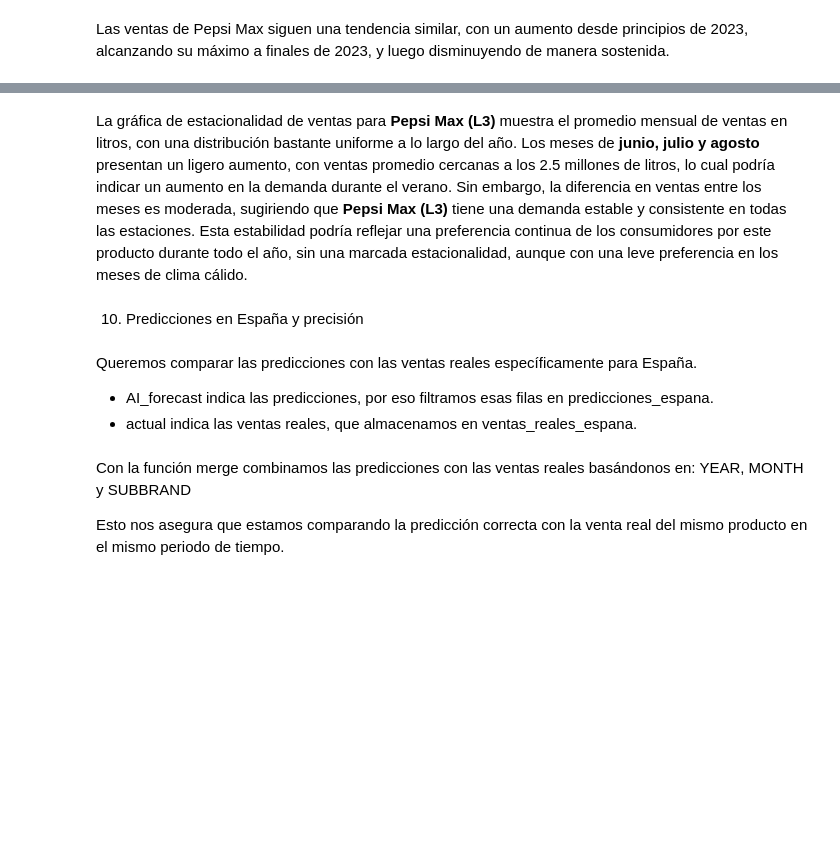
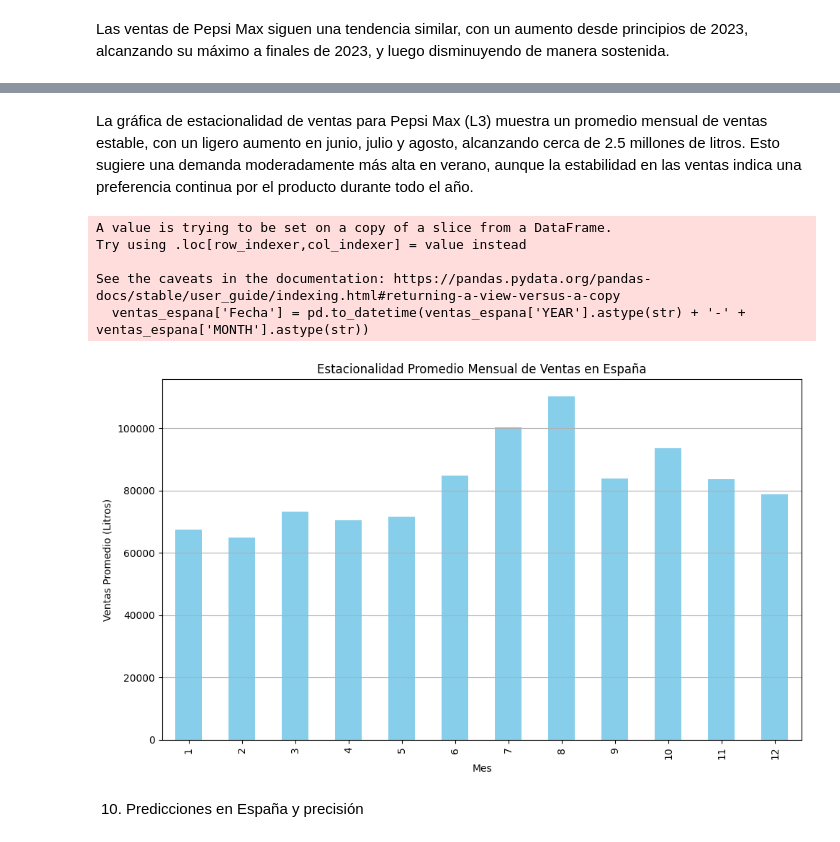
Before and after one commit to juliablaz2003/UFV_visualizacion, a Jupyter notebook: Ejercicios de clase/clase2_18oct.ipynb, the cells around one changed output, grey strips where cells are left out. Saved outputs shown, nothing was run; the diff lists cells and outputs as text; code cells hidden in the pictures; blank space fills up the shorter version.

```diff
--- a/Ejercicios de clase/clase2_18oct.ipynb
+++ b/Ejercicios de clase/clase2_18oct.ipynb
@@ -9,7 +11,7 @@ import pandas as pd
 import matplotlib.pyplot as plt
 
 # Enlace al archivo CSV en la versión "raw" de GitHub
-url = 'https://raw.githubusercontent.com/juliablaz2003/UFV_visualizacion/refs/heads/main/Ejercicios%20de%20clase/datos_ejercicio_ventas.csv?token=GHSAT0AAAAAACY2AYSB5PEXMIGMZHA6PMUAZZOFJXA'
+url = 'https://raw.githubusercontent.com/juliablaz2003/UFV_visualizacion/refs/heads/main/Ejercicios%20de%20clase/datos_ejercicio_ventas.csv?token=GHSAT0AAAAAACY2AYSB4SSJEOEMI7WSBXISZZOI6ZQ'
 
 # Leer el archivo CSV directamente desde GitHub
 df = pd.read_csv(url, sep = ',')
@@ -437,9 +453,34 @@ plt.show()
-# %% [markdown]
-La gráfica de estacionalidad de ventas para **Pepsi Max (L3)** muestra el promedio mensual de ventas en litros, con una distribución bastante uniforme a lo largo del año. Los meses de **junio, julio y agosto** presentan un ligero aumento, con ventas promedio cercanas a los 2.5 millones de litros, lo cual podría indicar un aumento en la demanda durante el verano. Sin embargo, la diferencia en ventas entre los meses es moderada, sugiriendo que **Pepsi Max (L3)** tiene una demanda estable y consistente en todas las estaciones. Esta estabilidad podría reflejar una preferencia continua de los consumidores por este producto durante todo el año, sin una marcada estacionalidad, aunque con una leve preferencia en los meses de clima cálido.
+# %% [markdown]
+La gráfica de estacionalidad de ventas para Pepsi Max (L3) muestra un promedio mensual de ventas estable, con un ligero aumento en junio, julio y agosto, alcanzando cerca de 2.5 millones de litros. Esto sugiere una demanda moderadamente más alta en verano, aunque la estabilidad en las ventas indica una preferencia continua por el producto durante todo el año.
+# %%
+import pandas as pd
+import matplotlib.pyplot as plt
+
+# Filtrar datos de ventas en España
+ventas_espana = df[(df['COUNTRY'] == 'Spain') & (df['SCENARIO'] == 'actual')]
+
+# Crear la columna de fecha y agrupar por mes para obtener el promedio mensual
+ventas_espana['Fecha'] = pd.to_datetime(ventas_espana['YEAR'].astype(str) + '-' + ventas_espana['MONTH'].astype(str))
+ventas_espana = ventas_espana.set_index('Fecha')
+
+# Calcular la estacionalidad promedio mensual
+ventas_mensual = ventas_espana.groupby(ventas_espana.index.month)['AMOUNT'].mean()
+
+# Graficar la estacionalidad promedio mensual
+plt.figure(figsize=(10, 6))
+ventas_mensual.plot(kind='bar', color='skyblue')
+plt.title('Estacionalidad Promedio Mensual de Ventas en España')
+plt.xlabel('Mes')
+plt.ylabel('Ventas Promedio (Litros)')
+plt.grid(axis='y')
+plt.tight_layout()
+plt.show()
+# %% [output]
+A value is trying to be set on a copy of a slice from a DataFrame.
+Try using .loc[row_indexer,col_indexer] = value instead
+
+See the caveats in the documentation: https://pandas.pydata.org/pandas-docs/stable/user_guide/indexing.html#returning-a-view-versus-a-copy
+  ventas_espana['Fecha'] = pd.to_datetime(ventas_espana['YEAR'].astype(str) + '-' + ventas_espana['MONTH'].astype(str))
+[figure, added]
 # %% [markdown]
 10. Predicciones en España y precisión
-# %% [markdown]
-Queremos comparar las predicciones con las ventas reales específicamente para España.
-
-- AI_forecast indica las predicciones, por eso filtramos esas filas en predicciones_espana.
-- actual indica las ventas reales, que almacenamos en ventas_reales_espana.
@@ -449,4 +486,0 @@ ventas_reales_espana = df[(df['COUNTRY'] == 'Spain') & (df['SCENARIO'] == 'actua
-# %% [markdown]
-Con la función merge combinamos las predicciones con las ventas reales basándonos en: YEAR, MONTH y SUBBRAND
-
-Esto nos asegura que estamos comparando la predicción correcta con la venta real del mismo producto en el mismo periodo de tiempo.
```
Also changed, not shown: parts of 38 cells of this notebook.
